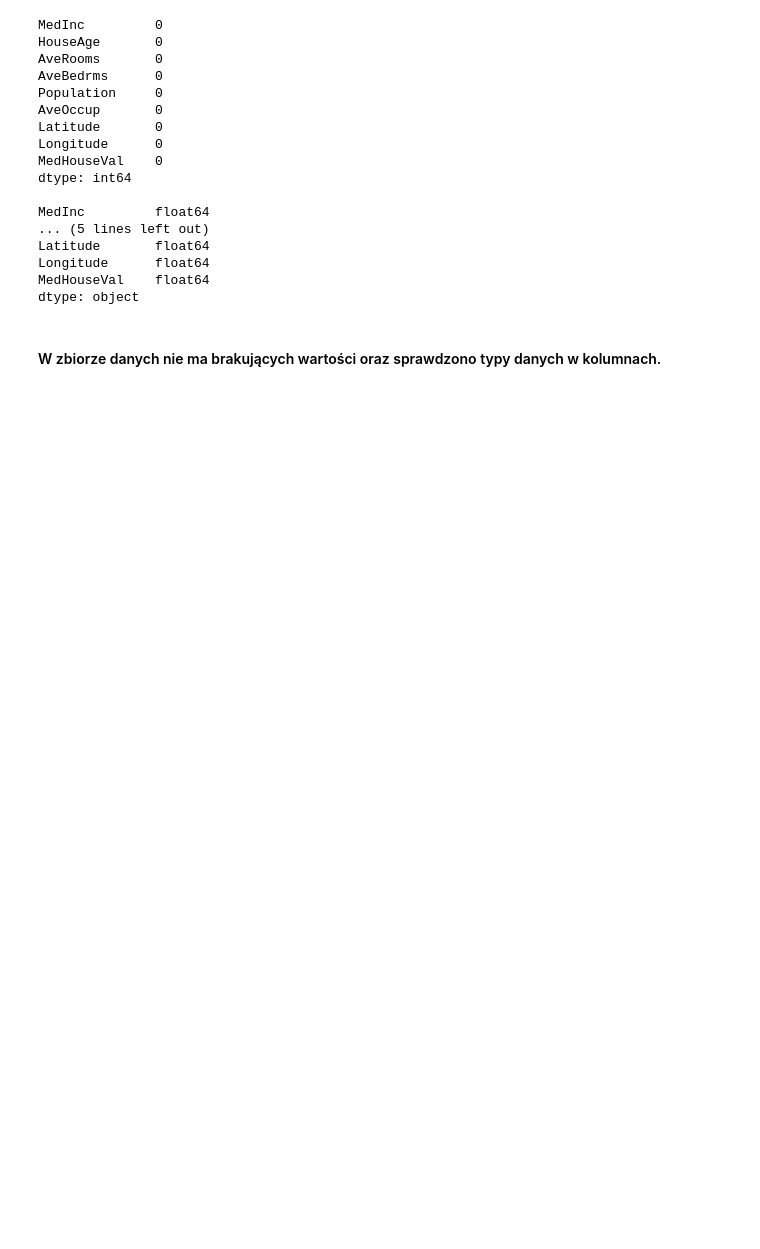
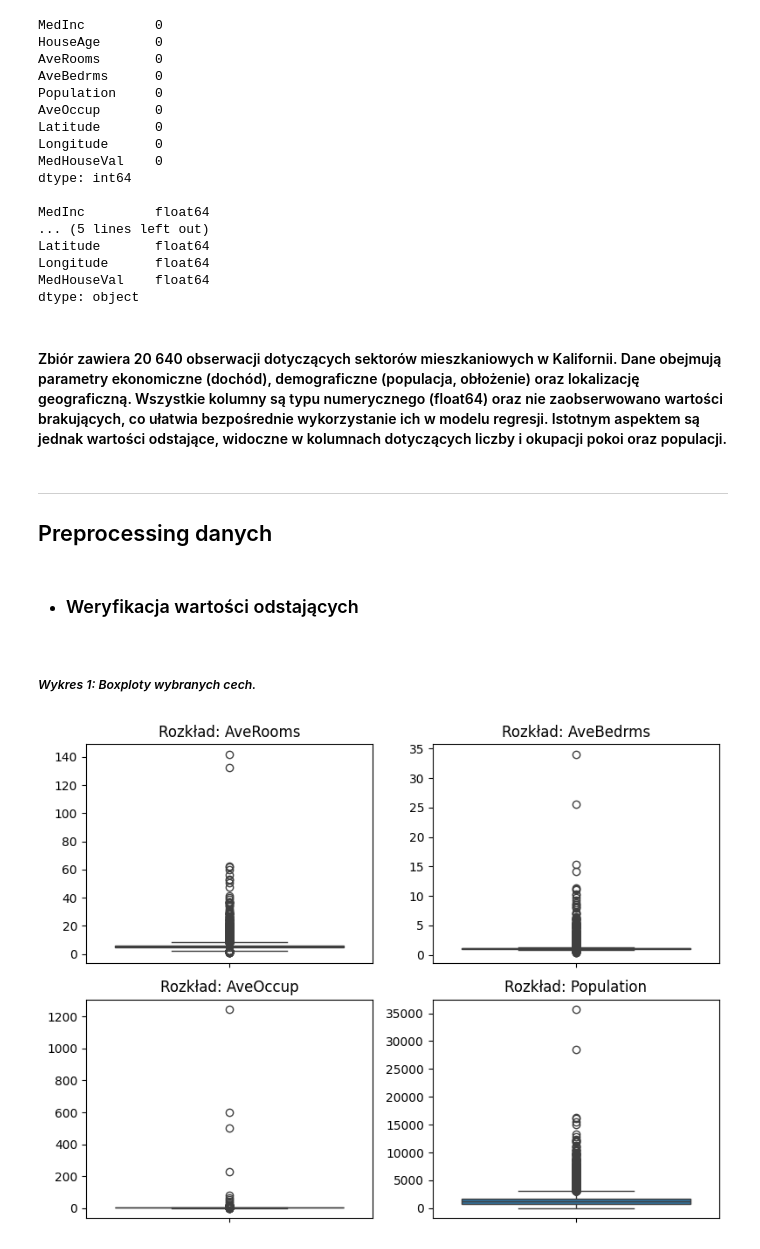
Before and after one commit to jawanat/california-housing-regression, a Jupyter notebook: analysis.ipynb, the cells around one changed output. Drawn from its saved outputs; the diff is of its cells as text; code cells hidden in the pictures; blank space fills up the shorter version.

```diff
--- a/analysis.ipynb
+++ b/analysis.ipynb
@@ -69,4 +69,37 @@ Longitude      float64
 MedHouseVal    float64
 dtype: object
 # %% [markdown]
-#### W zbiorze danych nie ma brakujących wartości oraz sprawdzono typy danych w kolumnach.
+#### Zbiór zawiera 20 640 obserwacji dotyczących sektorów mieszkaniowych w Kalifornii. Dane obejmują parametry ekonomiczne (dochód), demograficzne (populacja, obłożenie) oraz lokalizację geograficzną. Wszystkie kolumny są typu numerycznego (float64) oraz nie zaobserwowano wartości brakujących, co ułatwia bezpośrednie wykorzystanie ich w modelu regresji. Istotnym aspektem są jednak wartości odstające, widoczne w kolumnach dotyczących liczby i okupacji pokoi oraz populacji.
+# %% [markdown]
+***
+## Preprocessing danych
+# %% [markdown]
+- ### Weryfikacja wartości odstających
+# %% [markdown]
+##### *Wykres 1: Boxploty wybranych cech.*
+# %%
+plt.figure(figsize=(8,6))
+plt.subplot(2,2,1)
+sns.boxplot(df_raw['AveRooms'])
+plt.title(f'Rozkład: AveRooms')
+plt.ylabel('')
+
+plt.subplot(2,2,2)
+sns.boxplot(df_raw['AveBedrms'])
+plt.title(f'Rozkład: AveBedrms')
+plt.ylabel('')
+
+plt.subplot(2,2,3)
+sns.boxplot(df_raw['AveOccup'])
+plt.title(f'Rozkład: AveOccup')
+plt.ylabel('')
+
+plt.subplot(2,2,4)
+sns.boxplot(df_raw['Population'])
+plt.title(f'Rozkład: Population')
+plt.ylabel('')
+
+plt.tight_layout()
+plt.show()
+# %% [output]
+[figure, added]
```
Also changed, not shown: parts of 40 cells of this notebook, 1 other file.
